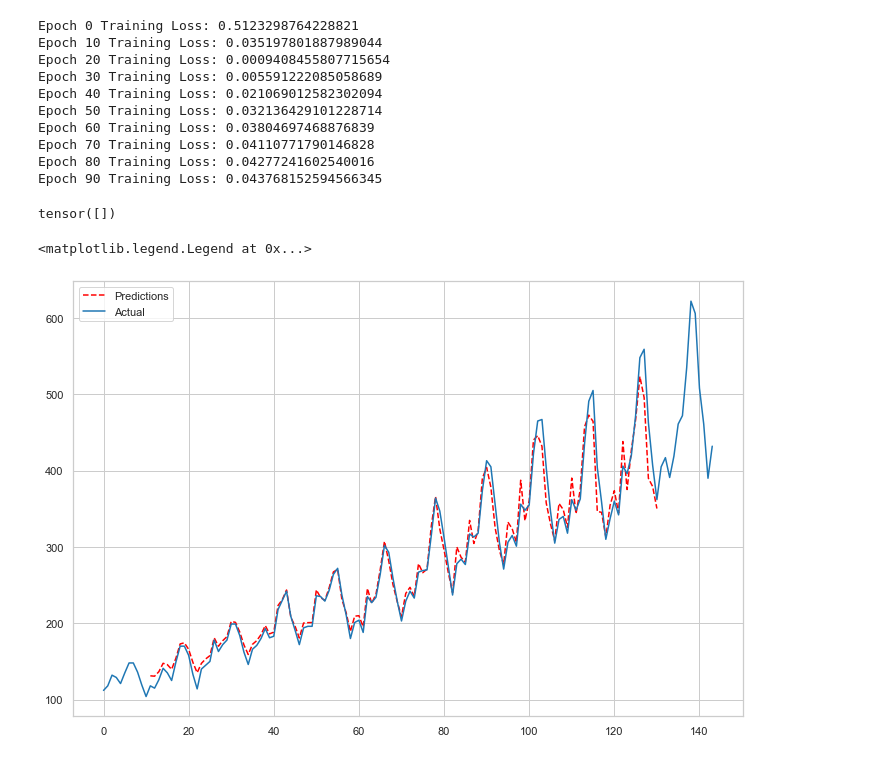
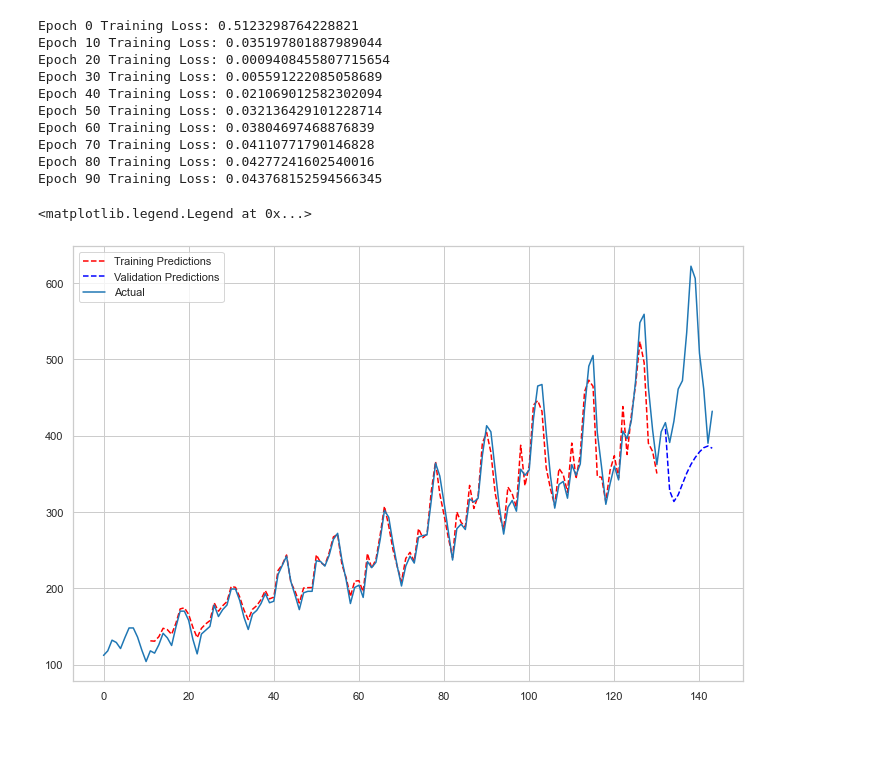
Before and after one commit to wcneill/jn-neural-networks, a Jupyter notebook: udacity_pytorch/pytorch13b_LSTM.ipynb, the cells around one changed output. Cells and saved outputs as stored; diff of their text form; code cells hidden in the pictures.

Commit message:
plotting training results

```diff
--- a/udacity_pytorch/pytorch13b_LSTM.ipynb
+++ b/udacity_pytorch/pytorch13b_LSTM.ipynb
@@ -125,24 +125,23 @@ Epoch 80 Training Loss: 0.04277241602540016
 Epoch 90 Training Loss: 0.043768152594566345
 # %%
 # Get predictions on training data
-predictions = []
+train_preds = []
 for x, _ in seq_data:
     hidden = None
     out, hidden = model(x, hidden)
     out = scaler.inverse_transform(out.detach().numpy().reshape(-1, 1))
-    predictions.append(out)
+    train_preds.append(out)
+
+train_preds = np.array(train_preds)
 # %%
 # Get predictions on validation data
-init_data = torch.tensor(train_data[-12:]).unsqueeze(1)
-# hidden = None
-# out, hidden = model(init_data, hidden)
-# out
+init_data = np.atleast_2d(train_data[-12:]).T
+init_data = torch.tensor(init_data)
+
 for i in range(12):
     hidden = None
-    out, hidden = model(init_data, hidden)
-    np.append(init_data, out.detach().numpy())
-    init_data = np.delete(init_data, 0)
+    out, hidden = model(init_data[i:i+12], hidden)
+    init_data = torch.cat([init_data, out.unsqueeze(1)])
+
+valid_preds = init_data[-12:].detach().numpy()
+valid_preds = scaler.inverse_transform(valid_preds)
-# %%
-\\
-# %% [output]
-tensor([])
@@ -151,8 +148,10 @@ preds = np.array(predictions)
 # %%
-prediction_time = np.arange(11, len(data) - 13)
-plt.plot(prediction_time, preds.squeeze(), 'r--', label='Predictions', )
+train_time = np.arange(1, len(data) - 13)
+valid_time = np.arange(132, 144)
+plt.plot(train_time, train_preds.squeeze(), 'r--', label='Training Predictions', )
+plt.plot(valid_time, valid_preds.squeeze(), 'b--', label='Validation Predictions')
 plt.plot(data.passengers.to_numpy(), label='Actual')
 plt.legend()
 # %% [output]
 <matplotlib.legend.Legend at 0x...>
-[figure, old version]
+[figure, new version]
```
Also changed, not shown: parts of 2 cells of this notebook.
